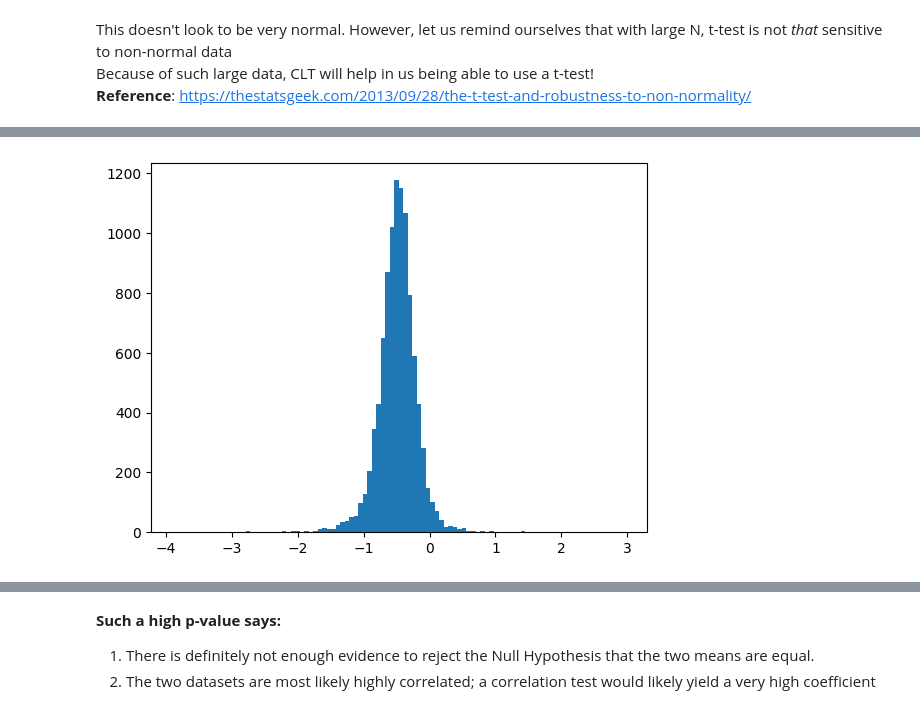
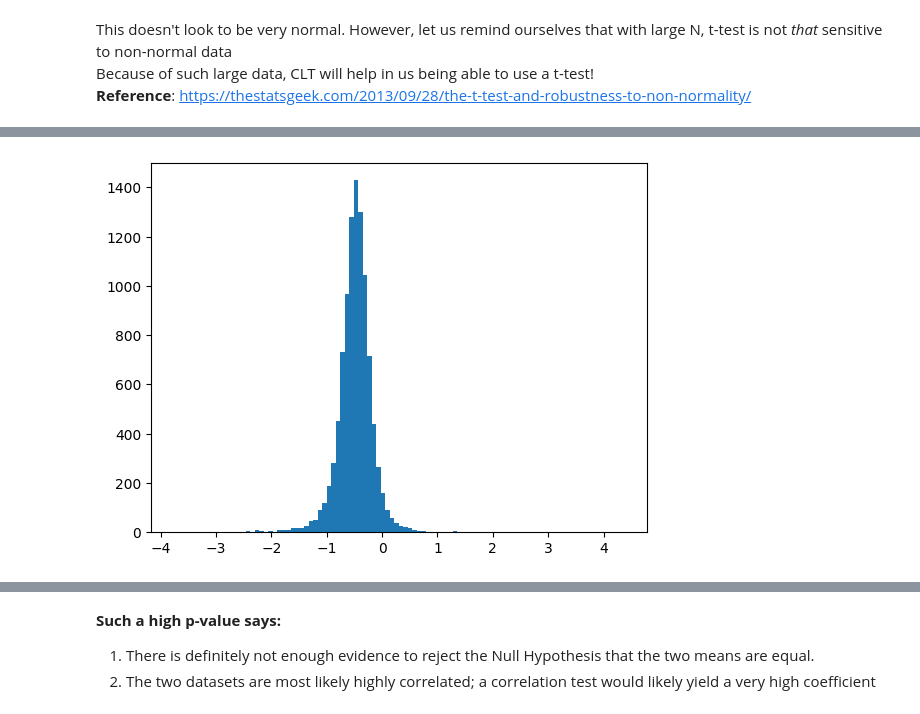
Before and after one commit to katoxiv/X-Notebooks, a Jupyter notebook: Twitter_Coursework/01_Basic_Stats.ipynb, the cells around one changed output, grey strips where cells are left out. Saved outputs shown, nothing was run; the diff lists cells and outputs as text; code cells hidden in the pictures.

```diff
--- a/Twitter_Coursework/01_Basic_Stats.ipynb
+++ b/Twitter_Coursework/01_Basic_Stats.ipynb
@@ -14,7 +14,7 @@ File-Reading
 start = time.perf_counter()
 
 # File-Reading
-path = os.path.join(os.getcwd() , 'tweets_small.txt')
+path = os.path.join(os.getcwd() , 'tweets_large_2.txt')
 user = []
 ts = []
 tweets = []
@@ -141,7 +151,7 @@ for _ in range(N):
 
 fig , ax = plt.subplots()
 
-ax.hist(collect , bins = 100);
+freq , bins , patches = ax.hist(collect , bins = 100);
 
 # Lo and behold, it is normal - we can use a paired ttest (scipy.stats.ttest_rel)
 # %% [output]
@@ -148,4 +160,4 @@ ax.hist(collect , bins = 100);
-[figure, old version]
+[figure, new version]
 # %%
 %%time
 # Standardize the data
```
Also changed, not shown: parts of 56 cells of this notebook, 3 other files.
